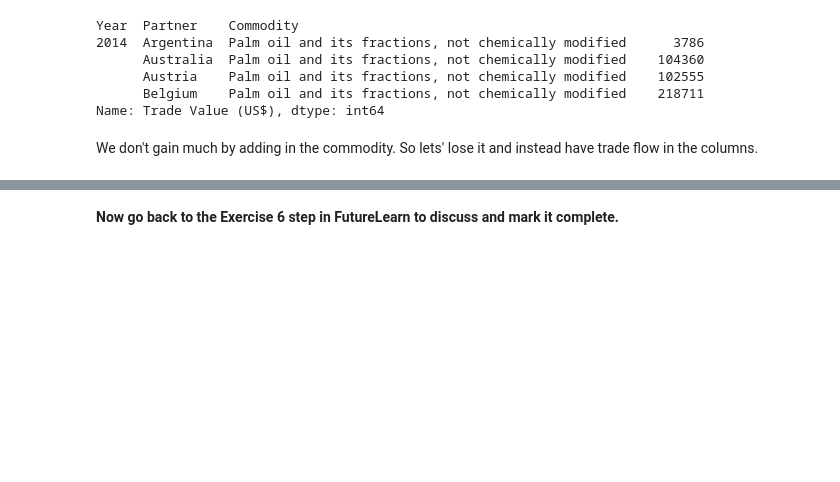
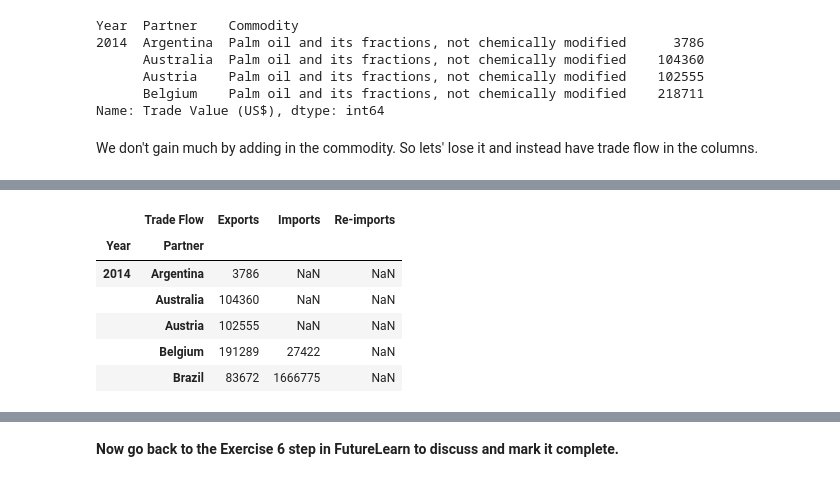
Before and after one commit to mrchrisadams/future-learn-learn-to-code, a Jupyter notebook: Week 4_exercise_notebook-copy.ipynb, the cells around one changed output, grey strips where cells are left out. Drawn from its saved outputs; the diff is of its cells as text; code cells hidden in the pictures; blank space fills up the shorter version.

```diff
--- a/Week 4_exercise_notebook-copy.ipynb
+++ b/Week 4_exercise_notebook-copy.ipynb
@@ -1243,0 +1254,13 @@ top_global_palm_oil.sort("Exports", ascending=False).head(5).plot(kind='barh')
+# %%
+len(palmOilCountries)
+
+top_global_palm_oil_no_na= pivot_table(palmOilCountriesNoNa, index = ["Year", "Partner"], aggfunc='sum', columns="Trade Flow", values=TV)
+top_global_palm_oil_no_na.head(5)
+# %% [output]
+|  | Trade Flow | Exports | Imports | Re-imports |
+| Year | Partner |  |  |  |
+| 2014 | Argentina | 3786 | NaN | NaN |
+|  | Australia | 104360 | NaN | NaN |
+|  | Austria | 102555 | NaN | NaN |
+|  | Belgium | 191289 | 27422 | NaN |
+|  | Brazil | 83672 | 1666775 | NaN |
```
Also changed, not shown: parts of 16 cells of this notebook.
